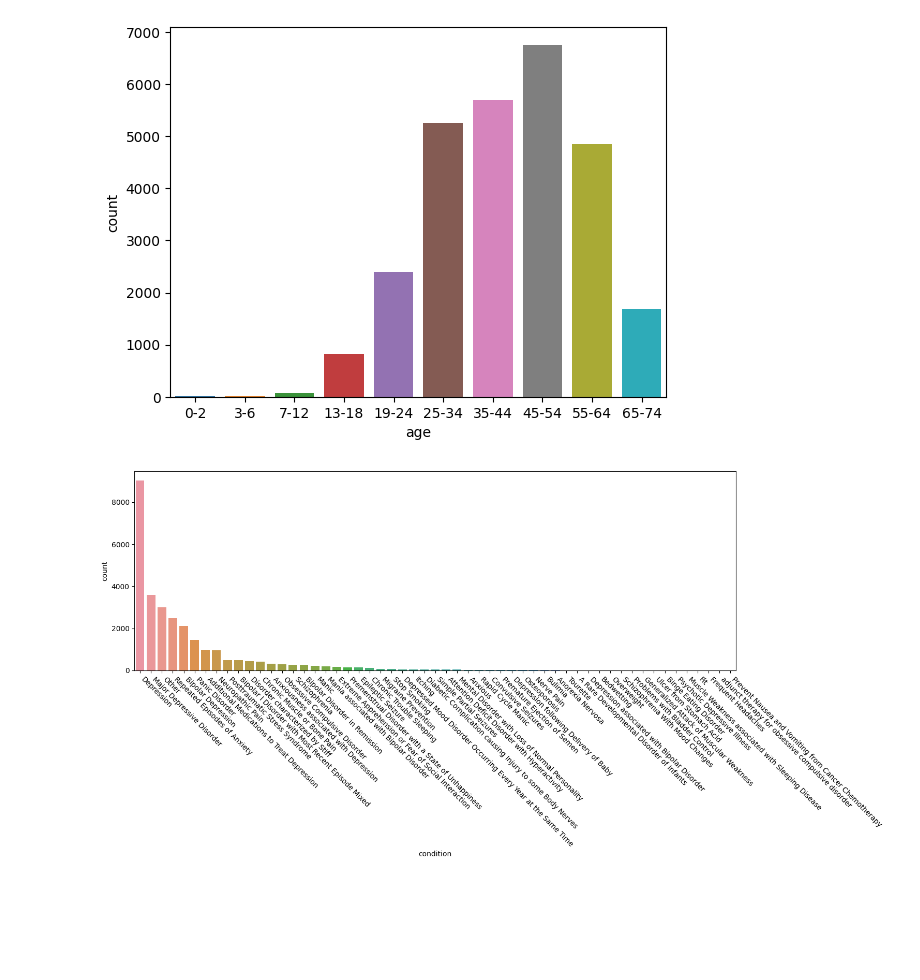
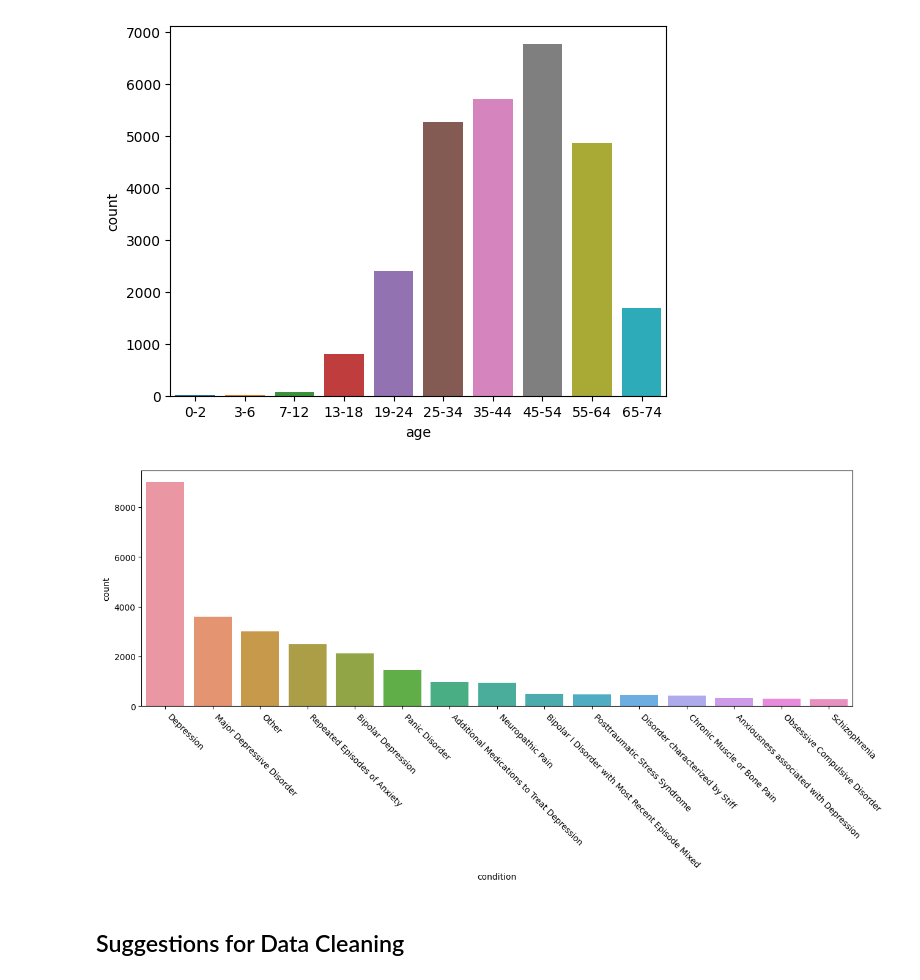
Before and after one commit to sepidehparhami/scraping-webmd-drug-reviews, a Jupyter notebook: psychiatric-drugs-summary.ipynb, the cells around one changed output. Saved outputs shown, nothing was run; the diff lists cells and outputs as text; code cells hidden in the pictures; blank space fills up the shorter version.

```diff
--- a/psychiatric-drugs-summary.ipynb
+++ b/psychiatric-drugs-summary.ipynb
@@ -5,6 +7,14 @@ import pandas as pd
 import matplotlib.pyplot as plt
 import seaborn as sns
 # %%
-reviews_file = '/kaggle/input/psychiatric-drug-webmd-reviews/psychiatric_drug_webmd_reviews.csv'
+# load data
+dataset_path = '/kaggle/input/psychiatric-drug-webmd-reviews/'
+
+reviews_file = dataset_path + 'psychiatric_drug_webmd_reviews.csv'
 df = pd.read_csv(reviews_file, index_col=0)
-df.head(5)
+
+col_descripts_file = dataset_path + 'column_descriptions.csv'
+col_descripts = pd.read_csv(col_descripts_file)
+
+drug_file = dataset_path + 'drug_list.csv'
+drugs = pd.read_csv(drug_file)
@@ -17,0 +78,4 @@ df.head(5)
+# %%
+# possible values for reviewer type: patient, caregiver, or empty
+for x in pd.unique(df['reviewer_type']):
+    print(x)
@@ -51,10 +123,13 @@ sns.countplot(df, x='age', order=order) # sort
 <Axes: xlabel='age', ylabel='count'>
 [figure]
 # %%
-# TODO: top 15 only
 fig, ax = plt.subplots(figsize=(15, 5))
 order = df['condition'].value_counts(ascending=False)
-sns.countplot(df, x='condition', order=order.index)
+top_n = 15
+top_conds = order[:top_n].index
+sns.countplot(df[[x in top_conds for x in df['condition']]], x='condition', order=top_conds)
 plt.xticks(rotation=-45, ha='left');
 # %% [output]
-[figure, old version]
+[figure, new version]
+# %% [markdown]
+## Suggestions for Data Cleaning
```
Also changed, not shown: parts of 17 cells of this notebook.
